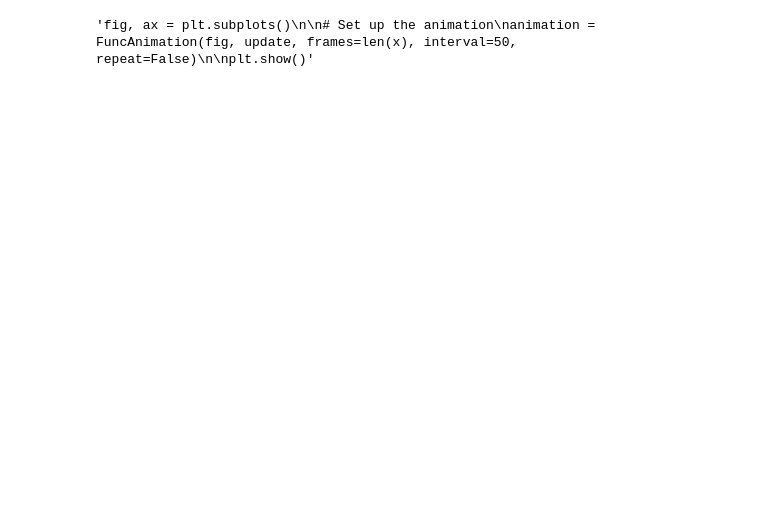
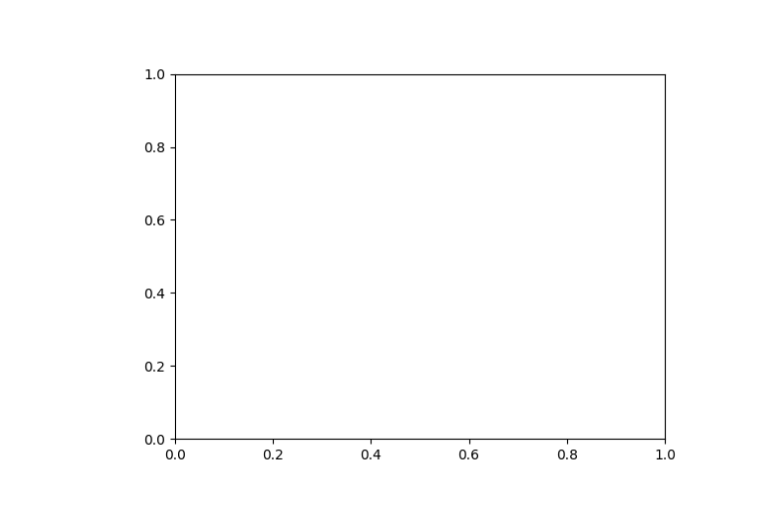
Before and after one commit to JuanseSanchez/MetodosII_JuanSanchez_SamuelSanchez, a Jupyter notebook: Tarea3/Ejercicio 4 luna.ipynb, the cells around one changed output. Cells and saved outputs as stored; diff of their text form; code cells hidden in the pictures; blank space fills up the shorter version.

```diff
--- a/Tarea3/Ejercicio 4 luna.ipynb
+++ b/Tarea3/Ejercicio 4 luna.ipynb
@@ -119,9 +109,15 @@ def update(frame):
+# %%
+def Update(i):
+    plt.clf()
+    plt.plot(x[:i], y[:i], label='Satelite')
+    plt.plot(xLuna[:i], yLuna[:i], label='Luna')
+    plt.scatter(x[i], y[i], color='blue')
+    plt.scatter(xLuna[i], yLuna[i], color='red')
+    plt.legend()
 # %%
-"""fig, ax = plt.subplots()
+fig, ax = plt.subplots()
 
-# Set up the animation
-animation = FuncAnimation(fig, update, frames=len(x), interval=50, repeat=False)
-
-plt.show()"""
+animation = FuncAnimation(fig, Update, frames=len(x), interval=50, repeat=False)
+plt.show()
 # %% [output]
-'fig, ax = plt.subplots()\n\n# Set up the animation\nanimation = FuncAnimation(fig, update, frames=len(x), interval=50, repeat=False)\n\nplt.show()'
+[figure, added]
```
Also changed, not shown: parts of 5 cells of this notebook.
